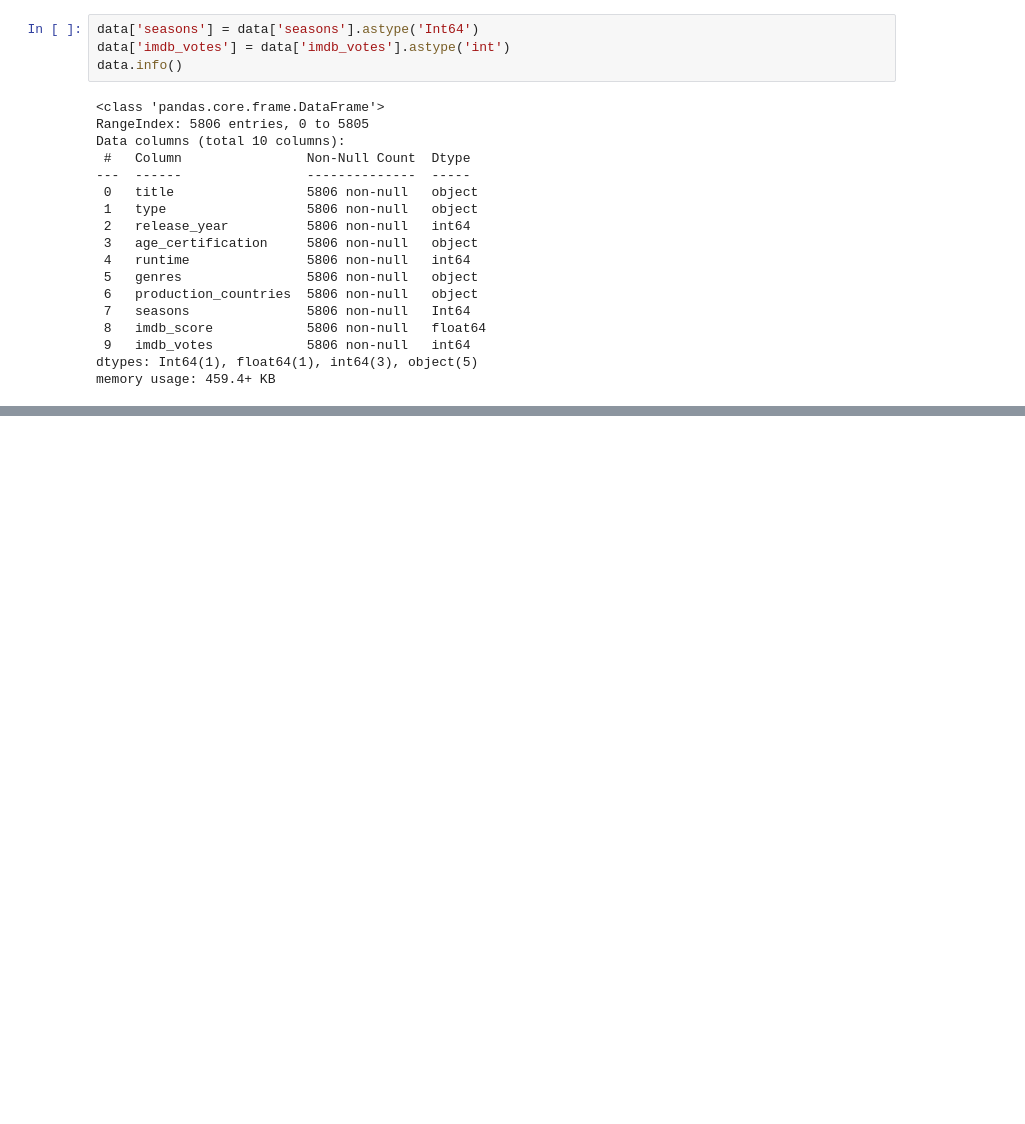
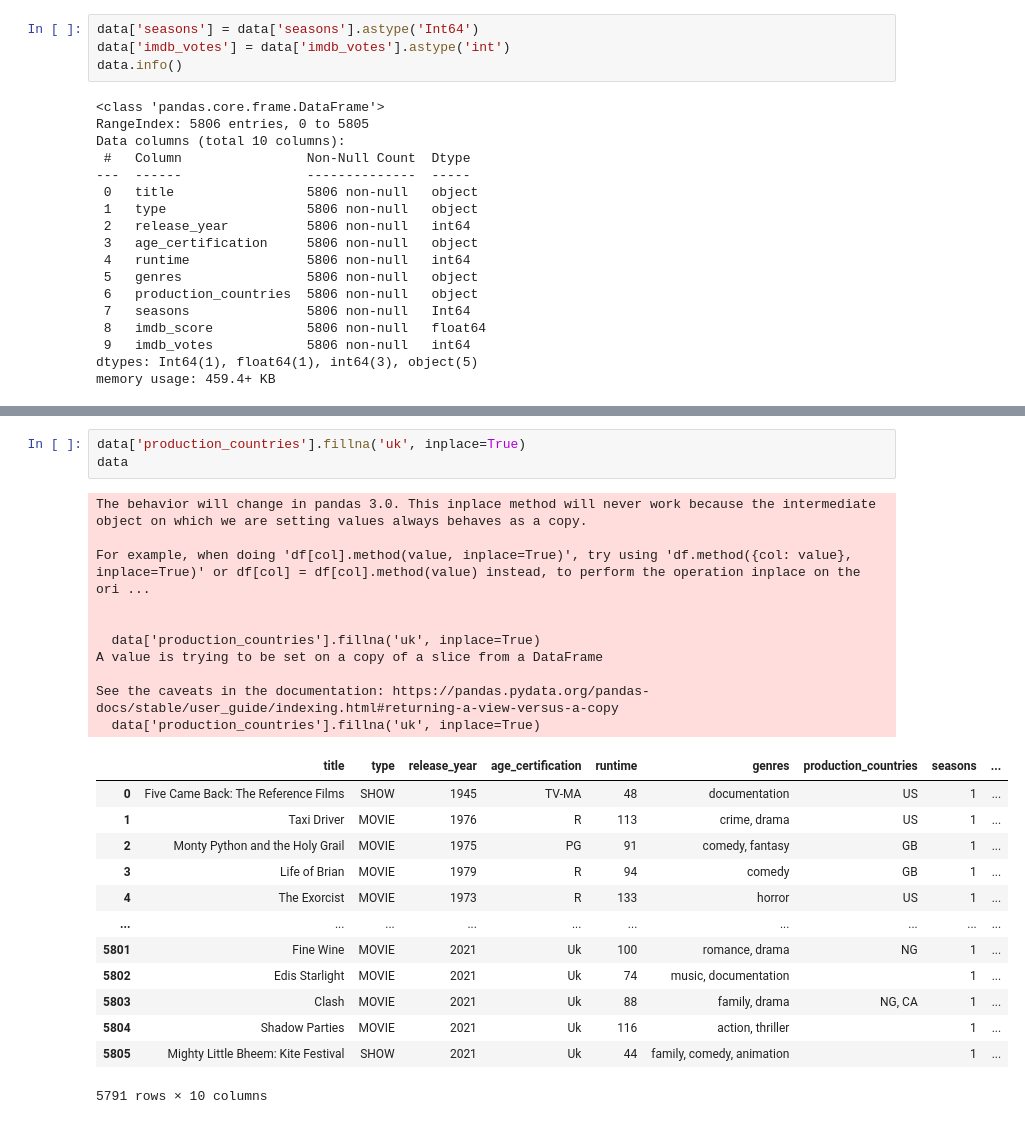
Before and after one commit to Karthikgolla9030/Netflix_Analysis_Project, a Jupyter notebook: processing.ipynb, the cells around one changed output, grey strips where cells are left out. Drawn from its saved outputs; the diff is of its cells as text; blank space fills up the shorter version.

```diff
--- a/processing.ipynb
+++ b/processing.ipynb
@@ -368,0 +387,27 @@ memory usage: 459.4+ KB
+# %%
+data['production_countries'].fillna('uk', inplace=True)
+data
+# %% [output]
+The behavior will change in pandas 3.0. This inplace method will never work because the intermediate object on which we are setting values always behaves as a copy.
+
+For example, when doing 'df[col].method(value, inplace=True)', try using 'df.method({col: value}, inplace=True)' or df[col] = df[col].method(value) instead, to perform the operation inplace on the ori ...
+
+
+  data['production_countries'].fillna('uk', inplace=True)
+A value is trying to be set on a copy of a slice from a DataFrame
+
+See the caveats in the documentation: https://pandas.pydata.org/pandas-docs/stable/user_guide/indexing.html#returning-a-view-versus-a-copy
+  data['production_countries'].fillna('uk', inplace=True)
+|  | title | type | release_year | age_certification | runtime | genres | production_countries | seasons | ... |
+| 0 | Five Came Back: The Reference Films | SHOW | 1945 | TV-MA | 48 | documentation | US | 1 | ... |
+| 1 | Taxi Driver | MOVIE | 1976 | R | 113 | crime, drama | US | 1 | ... |
+| 2 | Monty Python and the Holy Grail | MOVIE | 1975 | PG | 91 | comedy, fantasy | GB | 1 | ... |
+| 3 | Life of Brian | MOVIE | 1979 | R | 94 | comedy | GB | 1 | ... |
+| 4 | The Exorcist | MOVIE | 1973 | R | 133 | horror | US | 1 | ... |
+| ... | ... | ... | ... | ... | ... | ... | ... | ... | ... |
+| 5801 | Fine Wine | MOVIE | 2021 | Uk | 100 | romance, drama | NG | 1 | ... |
+| 5802 | Edis Starlight | MOVIE | 2021 | Uk | 74 | music, documentation |  | 1 | ... |
+| 5803 | Clash | MOVIE | 2021 | Uk | 88 | family, drama | NG, CA | 1 | ... |
+| 5804 | Shadow Parties | MOVIE | 2021 | Uk | 116 | action, thriller |  | 1 | ... |
+| 5805 | Mighty Little Bheem: Kite Festival | SHOW | 2021 | Uk | 44 | family, comedy, animation |  | 1 | ... |
+5791 rows × 10 columns
```
Also changed, not shown: parts of 1 cell of this notebook.
